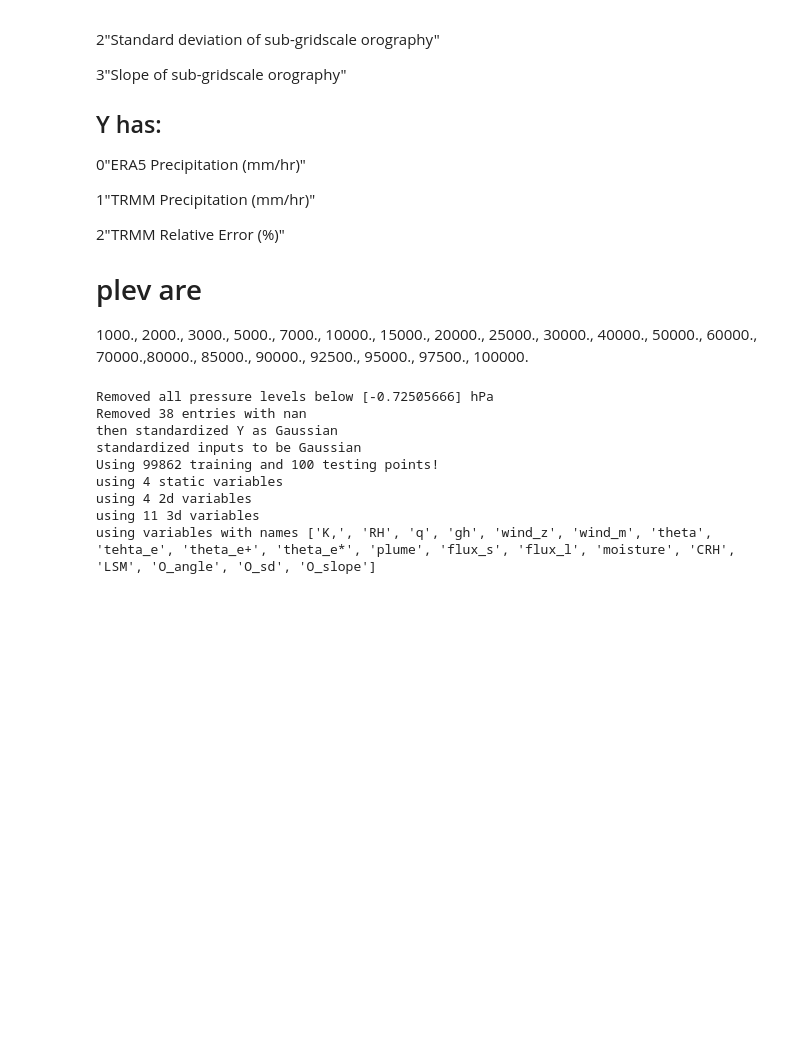
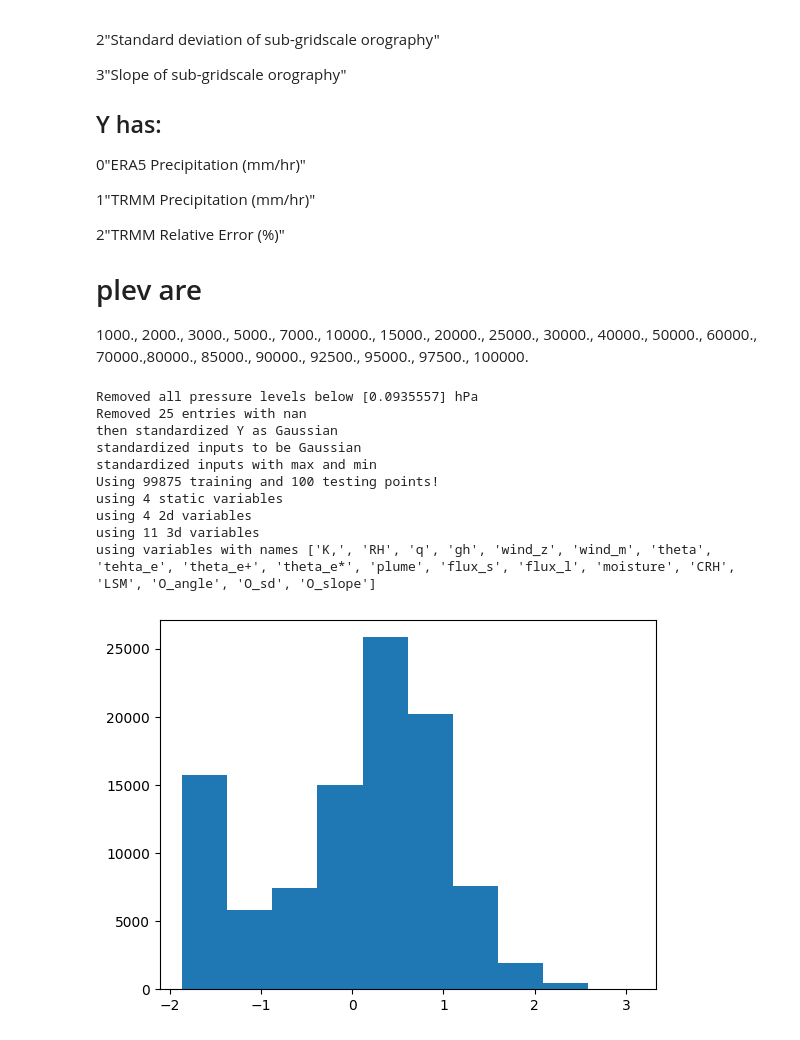
Before and after one commit to JaxGaussianProcesses/GPJax, a Jupyter notebook: Play.ipynb, the cells around one changed output. Saved outputs shown, nothing was run; the diff lists cells and outputs as text; code cells hidden in the pictures; blank space fills up the shorter version.

```diff
--- a/Play.ipynb
+++ b/Play.ipynb
@@ -156,7 +154,7 @@ X2d = X2d[:,idx_2d]
 
 
 #remove all pressure levels above 500 hPA
-lowest_idx =  7 #11
+lowest_idx =  11 #7
 print(f"Removed all pressure levels below {pressure[:,lowest_idx]} hPa")
 X3d = X3d[:, :, lowest_idx:]
 pressure_levels = pressure[:,lowest_idx:]
@@ -187,67 +185,76 @@ Y = Y[no_nan,:]
 
 # also log Y
 # print(f"Applied log transform to Y")
-# Y = jnp.log(Y-jnp.min(Y)+1e-12)
+Y = jnp.log(Y-jnp.min(Y)+1e-1)
 print(f"then standardized Y as Gaussian")
 Y_mean = jnp.mean(Y)
 Y_std = jnp.std(Y)
 Y = (Y - Y_mean) / Y_std
-
+plt.hist(Y.T)
 
 
 #standardize inputs
 print("standardized inputs to be Gaussian")
-X3d_std = jnp.std(X3d, axis=(0,2))
-X3d_mean = jnp.mean(X3d,axis=(0))
+# X3d_before_standardization = X3d
+# X3d_mean = jnp.mean(X3d,axis=(0))
+# #X3d_std = jnp.std(X3d, axis=(0,2))
+# #X3d = (X3d - X3d_mean[None,:,:]) / X3d_std[None,:,None]
+# X3d_std = jnp.std(X3d, axis=(0))
+# X3d = (X3d - X3d_mean[None,:,:]) / X3d_std[None,:,:]
+# X2d_std = jnp.std(X2d, axis=0)
+# X2d_mean = jnp.mean(X2d,axis=0)
+# X2d = (X2d - X2d_mean) / X2d_std
+# Xstatic_std = jnp.std(Xstatic, axis=0)
+# Xstatic_mean = jnp.mean(Xstatic,axis=0)
+# Xstatic = (Xstatic - Xstatic_mean) / Xstatic_std
+
+
+
+
+
+print("standardized inputs with max and min")
 X3d_before_standardization = X3d
-X3d = (X3d - X3d_mean[None,:,:]) / X3d_std[None,:,None]
-X2d_std = jnp.std(X2d, axis=0)
-X2d_mean = jnp.mean(X2d,axis=0)
-X2d = (X2d - X2d_mean) / X2d_std
-Xstatic_std = jnp.std(Xstatic, axis=0)
-Xstatic_mean = jnp.mean(Xstatic,axis=0)
-Xstatic = (Xstatic - Xstatic_mean) / Xstatic_std
-
-# print("standardized inputs with max and min")
-# X3d_min = jnp.min(X3d, axis=(0))
-# X3d_max = jnp.max(X3d,axis=(0))
-# X3d = (X3d_max - X3d) / (X3d_max - X3d_min)
-# X2d_min = jnp.min(X2d, axis=0)
-# X2d_max = jnp.max(X2d,axis=0)
-# X2d = (X2d_max - X2d) / (X2d_max - X2d_min)
-# Xstatic_min = jnp.min(Xstatic, axis=0)
-# Xstatic_max = jnp.max(Xstatic,axis=0)
-# Xstatic = (Xstatic_max - Xstatic) / (Xstatic_max - Xstatic_min)
+X3d_min = jnp.min(X3d, axis=(0))
+X3d_max = jnp.max(X3d,axis=(0))
+X3d = (X3d_max - X3d) / (X3d_max - X3d_min)
+X2d_min = jnp.min(X2d, axis=0)
+X2d_max = jnp.max(X2d,axis=0)
+X2d = (X2d_max - X2d) / (X2d_max - X2d_min)
+Xstatic_min = jnp.min(Xstatic, axis=0)
+Xstatic_max = jnp.max(Xstatic,axis=0)
+Xstatic = (Xstatic_max - Xstatic) / (Xstatic_max - Xstatic_min)
 
 
 
 
 
 # look at all data but 1_000 test
 
 N_test = 100
 N_train = len(X2d) - N_test
 print(f"Using {N_train} training and {N_test} testing points!")
 num_2d_variables= X2d.shape[1]
 num_3d_variables= X3d.shape[1]
 num_static_variables= Xstatic.shape[1]
 num_not_3d_variables = num_2d_variables + num_static_variables
 num_variables = num_2d_variables + num_3d_variables + num_static_variables
 print(f"using {num_static_variables} static variables")
 print(f"using {num_2d_variables} 2d variables")
 print(f"using {num_3d_variables} 3d variables")
 names = names_3d + names_2d + names_static
 print(f"using variables with names {names}")
 # %% [output]
-Removed all pressure levels below [-0.72505666] hPa
-Removed 38 entries with nan
+Removed all pressure levels below [0.0935557] hPa
+Removed 25 entries with nan
 then standardized Y as Gaussian
 standardized inputs to be Gaussian
-Using 99862 training and 100 testing points!
+standardized inputs with max and min
+Using 99875 training and 100 testing points!
 using 4 static variables
 using 4 2d variables
 using 11 3d variables
 using variables with names ['K,', 'RH', 'q', 'gh', 'wind_z', 'wind_m', 'theta', 'tehta_e', 'theta_e+', 'theta_e*', 'plume', 'flux_s', 'flux_l', 'moisture', 'CRH', 'LSM', 'O_angle', 'O_sd', 'O_slope']
+[figure, added]
 # %%
 for data in [X3d_before_standardization, X3d]:
     fig, ax = plt.subplots(nrows=3, ncols=4)
```
Also changed, not shown: parts of 8 cells of this notebook, 3 other files.
